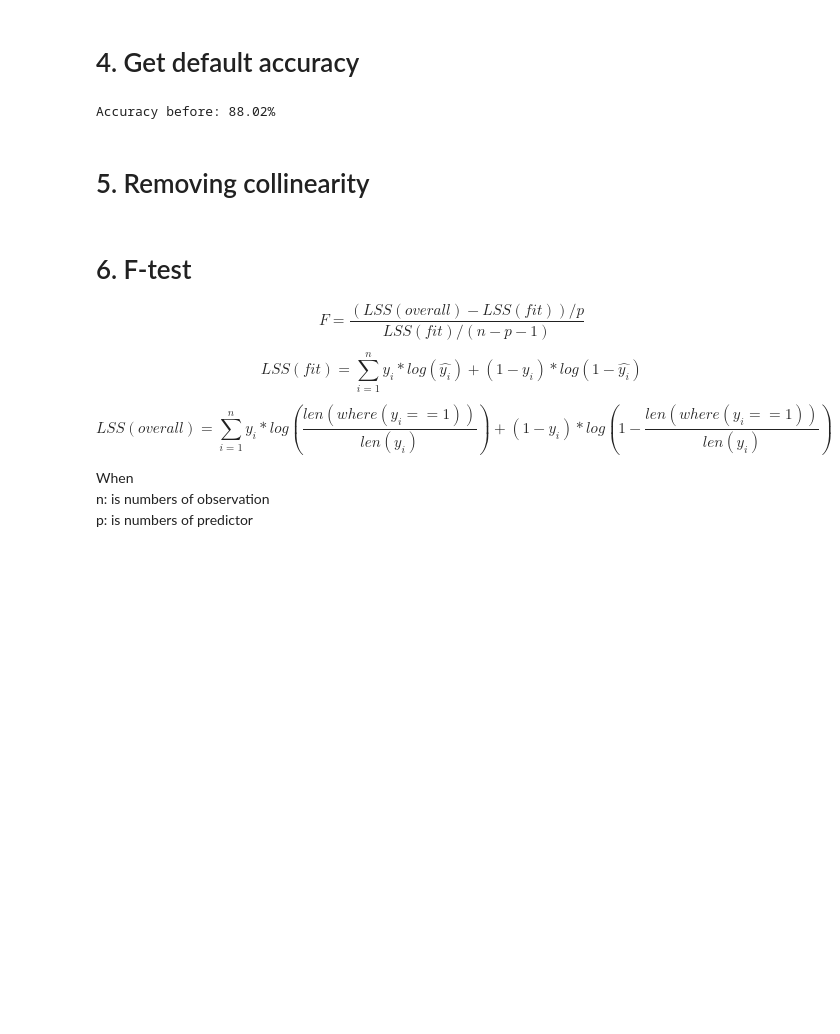
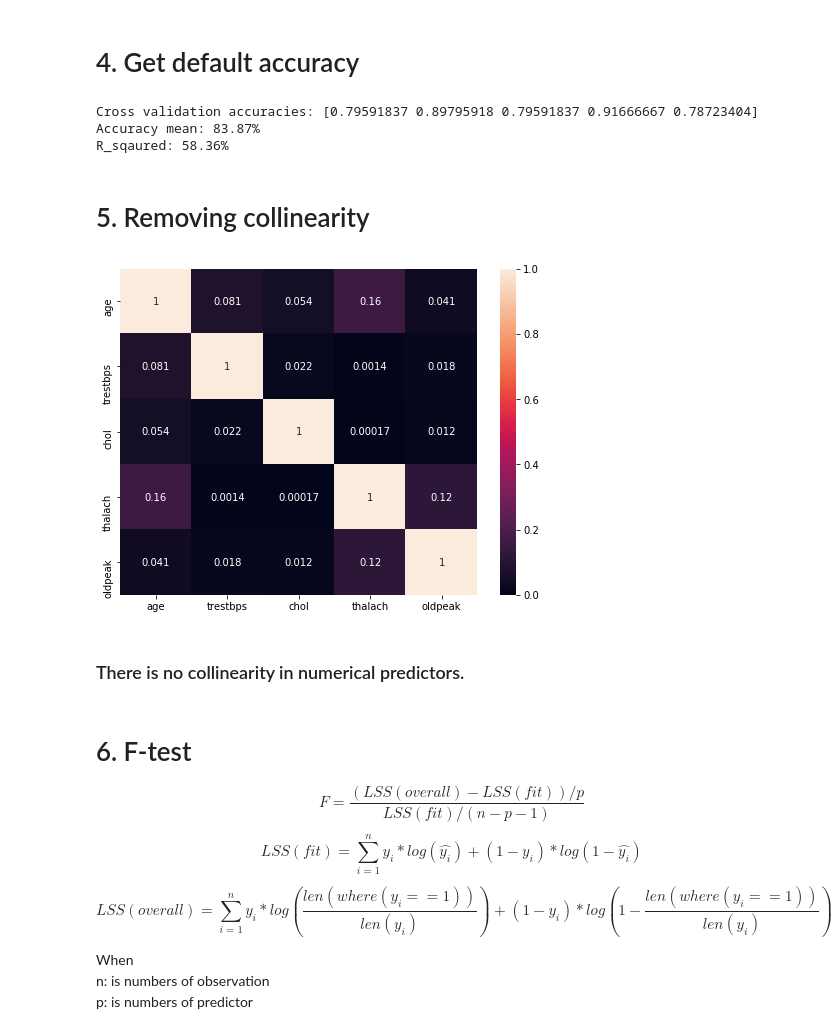
Before and after one commit to TeaKatz/Heart_Disease_UCI, a Jupyter notebook: Get_Important_Features.ipynb, the cells around one changed output. Drawn from its saved outputs; the diff is of its cells as text; code cells hidden in the pictures; blank space fills up the shorter version.

```diff
--- a/Get_Important_Features.ipynb
+++ b/Get_Important_Features.ipynb
@@ -66,21 +69,44 @@ train_set_encoded = pd.DataFrame(train_set_encoded.toarray(), columns=encoder.ge
 # %%
 train_set_processed = pd.concat([train_set_normalized, train_binary_set, train_set_encoded], axis=1)
 
-y_train = train_set_processed["target"].values
-x_train = train_set_processed.drop(["target"], axis=1).values
+y_train = train_set_processed["target"]
+x_train = train_set_processed.drop(["target"], axis=1)
 # %% [markdown]
 # 4. Get default accuracy
 # %%
 # Fit logistic regression model to dataset without using regularization
-logis_reg = LogisticRegression(solver="lbfgs", C=1e10)
-logis_reg.fit(x_train, y_train)
-acc_before = logis_reg.score(x_train, y_train)
-
-print("Accuracy before: {:.2f}%".format(acc_before * 100))
+logis_reg = LogisticRegression(solver="lbfgs", C=1e10, max_iter=1000)
+score = cross_val_score(logis_reg, x_train, y_train, cv=5, scoring="accuracy")
+R_squared = libs.R_squared(x_train, y_train)
+print("Cross validation accuracies: {}".format(score))
+print("Accuracy mean: {:.2f}%".format(np.mean(score) * 100))
+print("R_sqaured: {:.2f}%".format(R_squared * 100))
 # %% [output]
-Accuracy before: 88.02%
+Cross validation accuracies: [0.79591837 0.89795918 0.79591837 0.91666667 0.78723404]
+Accuracy mean: 83.87%
+R_sqaured: 58.36%
 # %% [markdown]
 # 5. Removing collinearity
+# %%
+x_train_numerical = x_train.iloc[:, 0:5]
+numerical_columns = x_train_numerical.columns.values
+R_squared_matrix = [[0 for i in range(len(numerical_columns))] for j in range(len(numerical_columns))]
+
+for i in range(len(numerical_columns)):
+    for j in range(len(numerical_columns)):
+        x = x_train_numerical[numerical_columns[i]].values.reshape(-1, 1)
+        y = x_train_numerical[numerical_columns[j]].values
+        R_squared = libs.R_squared(x, y, datatype="numerical")
+        R_squared_matrix[i][j] = R_squared
+
+R_squared_matrix = pd.DataFrame(R_squared_matrix, columns=numerical_columns)
+R_squared_matrix.rename(index={i: name for i, name in enumerate(numerical_columns)}, inplace=True)
+plt.subplots(figsize=(8, 6))
+ax = sns.heatmap(R_squared_matrix, annot=True)
+# %% [output]
+[figure, added]
+# %% [markdown]
+### There is no collinearity in numerical predictors.
 # %% [markdown]
 # 6. F-test
 \begin{equation}
```
Also changed, not shown: parts of 13 cells of this notebook, 1 other file.
